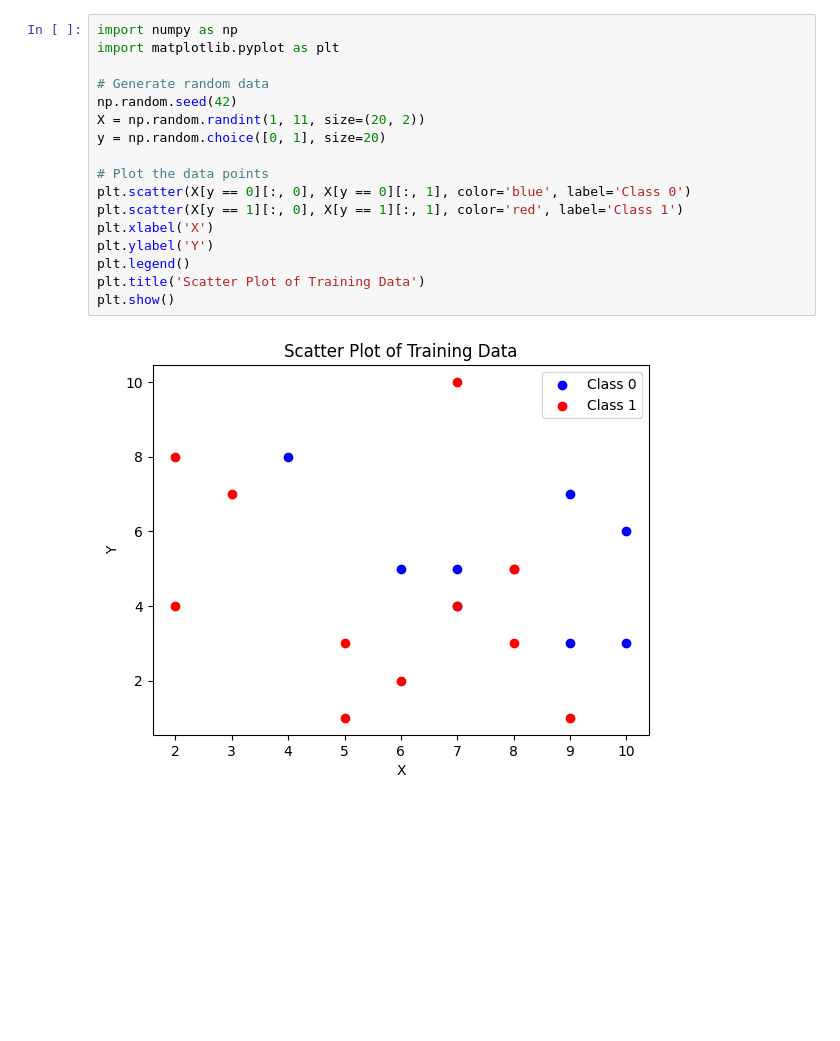
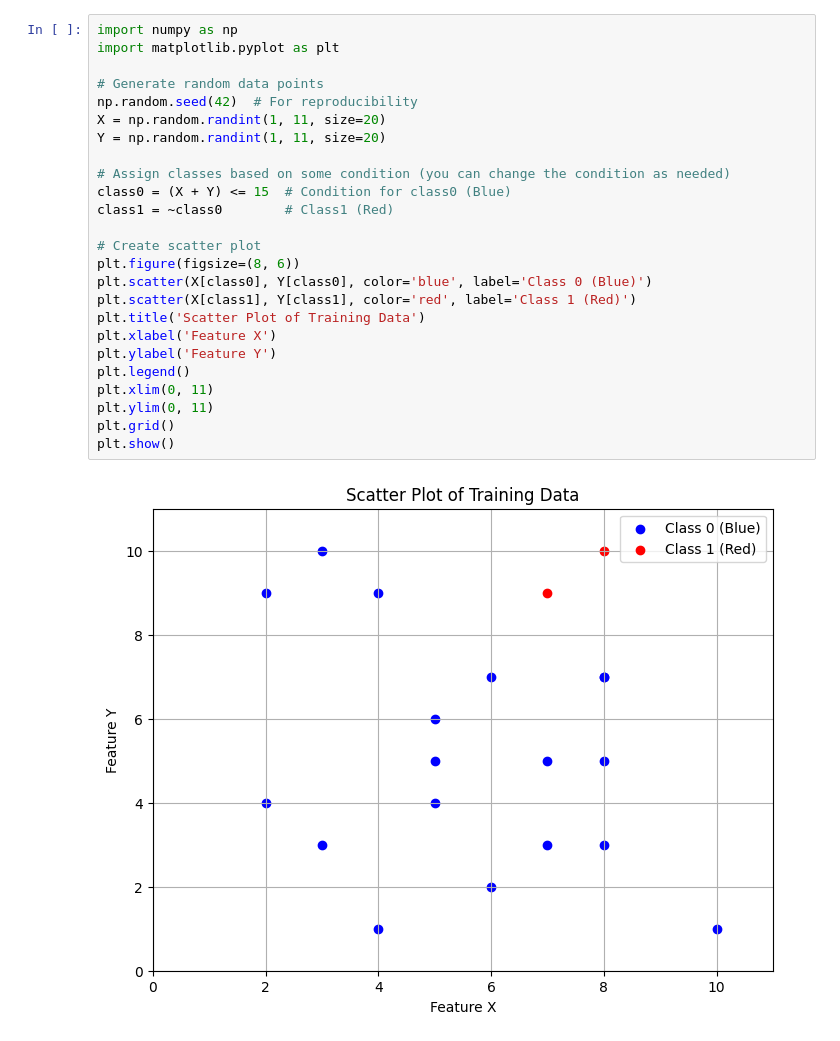
Before and after one commit to durupudiruthvika/Machine-Learning-Lab04, a Jupyter notebook: Lab04.ipynb, the cells around one changed output. Drawn from its saved outputs; the diff is of its cells as text; blank space fills up the shorter version.

```diff
--- a/Lab04.ipynb
+++ b/Lab04.ipynb
@@ -93,19 +100,27 @@ R² Score: 0.30156318999036147
 # %%
 import numpy as np
 import matplotlib.pyplot as plt
 
-# Generate random data
-np.random.seed(42)
-X = np.random.randint(1, 11, size=(20, 2))
-y = np.random.choice([0, 1], size=20)
+# Generate random data points
+np.random.seed(42)  # For reproducibility
+X = np.random.randint(1, 11, size=20)
+Y = np.random.randint(1, 11, size=20)
 
-# Plot the data points
-plt.scatter(X[y == 0][:, 0], X[y == 0][:, 1], color='blue', label='Class 0')
-plt.scatter(X[y == 1][:, 0], X[y == 1][:, 1], color='red', label='Class 1')
-plt.xlabel('X')
-plt.ylabel('Y')
+# Assign classes based on some condition (you can change the condition as needed)
+class0 = (X + Y) <= 15  # Condition for class0 (Blue)
+class1 = ~class0        # Class1 (Red)
+
+# Create scatter plot
+plt.figure(figsize=(8, 6))
+plt.scatter(X[class0], Y[class0], color='blue', label='Class 0 (Blue)')
+plt.scatter(X[class1], Y[class1], color='red', label='Class 1 (Red)')
+plt.title('Scatter Plot of Training Data')
+plt.xlabel('Feature X')
+plt.ylabel('Feature Y')
 plt.legend()
-plt.title('Scatter Plot of Training Data')
+plt.xlim(0, 11)
+plt.ylim(0, 11)
+plt.grid()
 plt.show()
 # %% [output]
-[figure, old version]
+[figure, new version]
```
Also changed, not shown: parts of 14 cells of this notebook.
